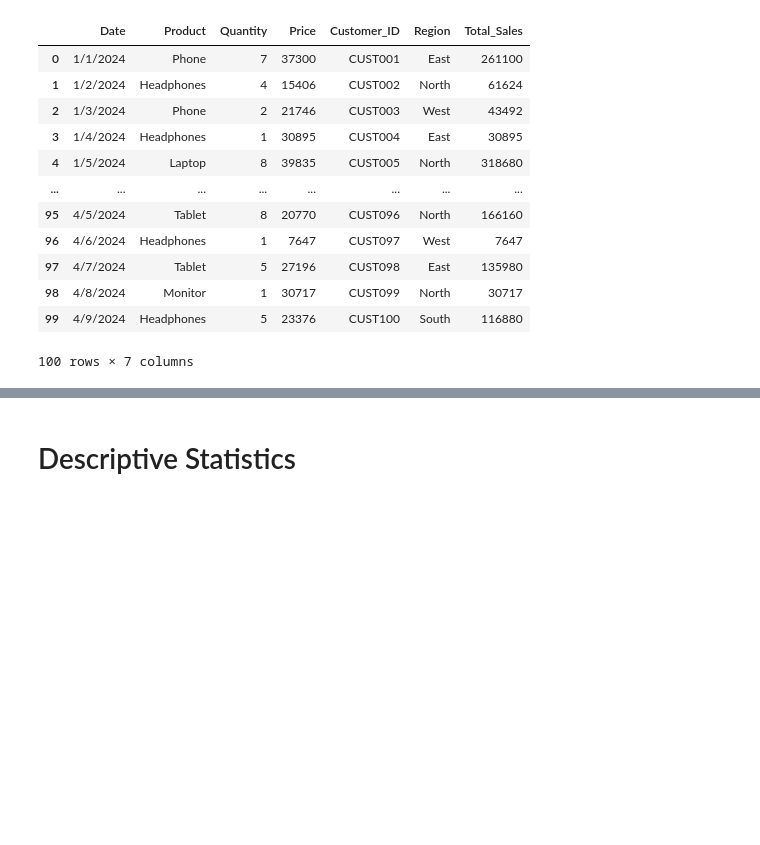
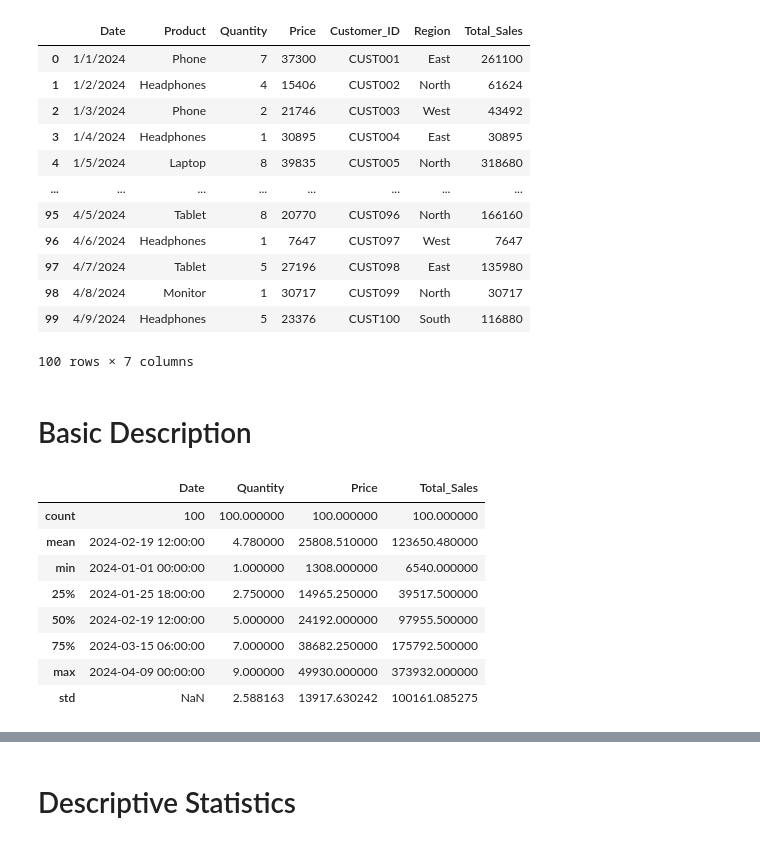
Before and after one commit to shanu-user/statistical_business_analysis, a Jupyter notebook: statistical_analysis.ipynb, the cells around one changed output, grey strips where cells are left out. Drawn from its saved outputs; the diff is of its cells as text; code cells hidden in the pictures; blank space fills up the shorter version.

```diff
--- a/statistical_analysis.ipynb
+++ b/statistical_analysis.ipynb
@@ -26,3 +28,17 @@ df
 | 98 | 4/8/2024 | Monitor | 1 | 30717 | CUST099 | North | 30717 |
 | 99 | 4/9/2024 | Headphones | 5 | 23376 | CUST100 | South | 116880 |
 100 rows × 7 columns
+# %% [markdown]
+# Basic Description
+# %%
+df.describe()
+# %% [output]
+|  | Date | Quantity | Price | Total_Sales |
+| count | 100 | 100.000000 | 100.000000 | 100.000000 |
+| mean | 2024-02-19 12:00:00 | 4.780000 | 25808.510000 | 123650.480000 |
+| min | 2024-01-01 00:00:00 | 1.000000 | 1308.000000 | 6540.000000 |
+| 25% | 2024-01-25 18:00:00 | 2.750000 | 14965.250000 | 39517.500000 |
+| 50% | 2024-02-19 12:00:00 | 5.000000 | 24192.000000 | 97955.500000 |
+| 75% | 2024-03-15 06:00:00 | 7.000000 | 38682.250000 | 175792.500000 |
+| max | 2024-04-09 00:00:00 | 9.000000 | 49930.000000 | 373932.000000 |
+| std | NaN | 2.588163 | 13917.630242 | 100161.085275 |
```
Also changed, not shown: parts of 9 cells of this notebook, 4 other files.
